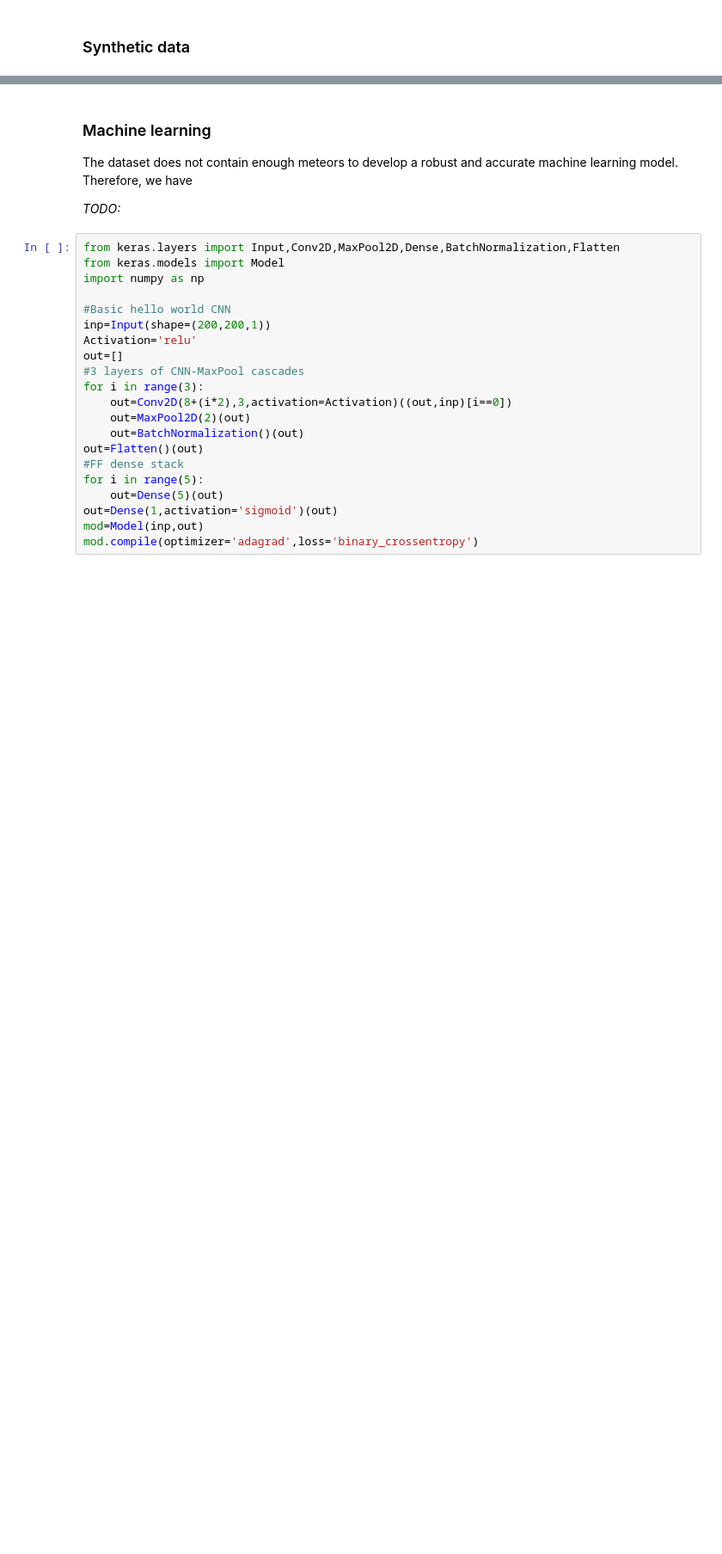
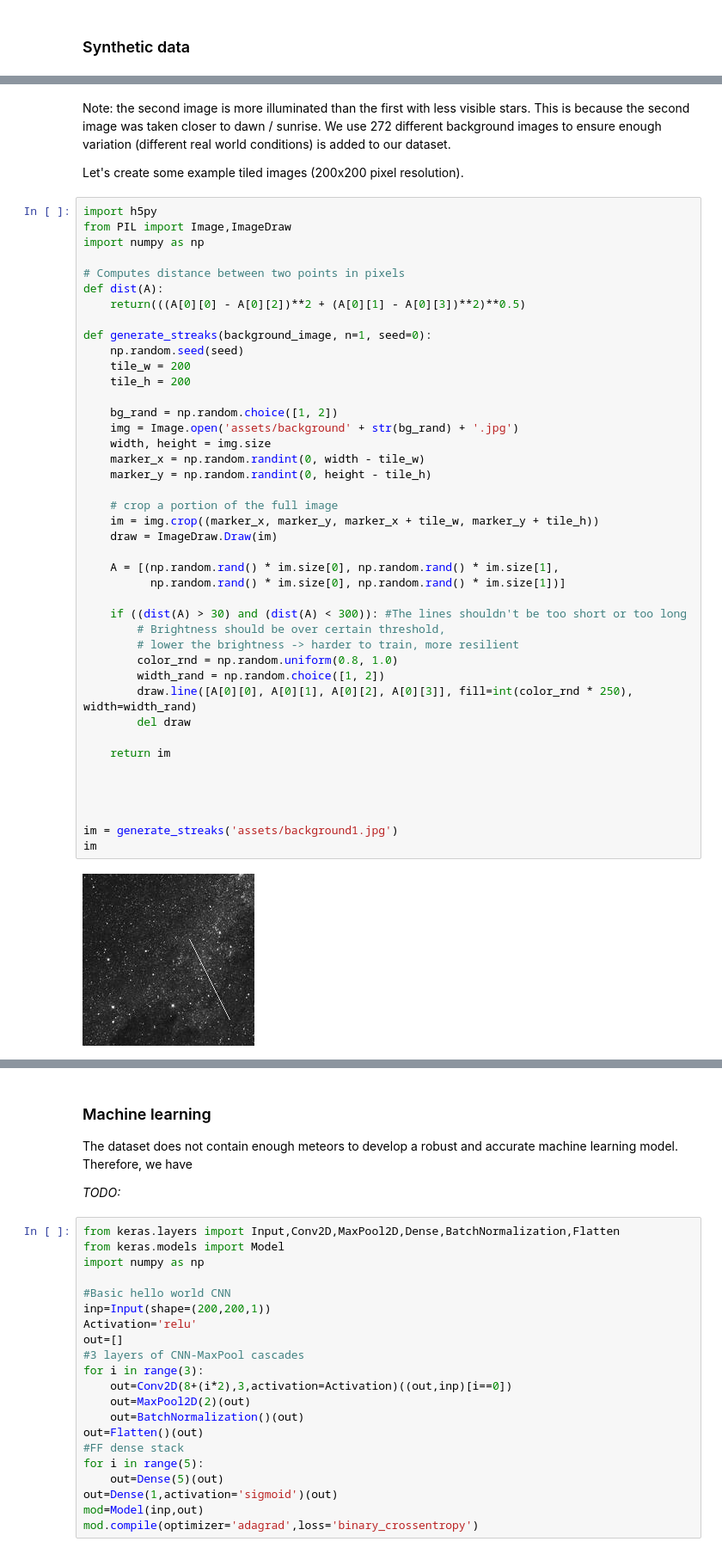
Before and after one commit to CurtinIDS/miri, a Jupyter notebook: project.ipynb, the cells around one changed output, grey strips where cells are left out. Shown at 86% size. Drawn from its saved outputs; the diff is of its cells as text; blank space fills up the shorter version.

```diff
--- a/project.ipynb
+++ b/project.ipynb
@@ -105,0 +121,48 @@ From preliminary experiments, we create tiled images of 200 x 200 pixel resoluti
+# %% [markdown]
+Note: the second image is more illuminated than the first with less visible stars. This is because the second image was taken closer to dawn / sunrise. We use 272 different background images to ensure enough variation (different real world conditions) is added to our dataset.
+
+Let's create some example tiled images (200x200 pixel resolution).
+# %%
+import h5py
+from PIL import Image,ImageDraw
+import numpy as np
+
+# Computes distance between two points in pixels
+def dist(A):
+    return(((A[0][0] - A[0][2])**2 + (A[0][1] - A[0][3])**2)**0.5)
+
+def generate_streaks(background_image, n=1, seed=0):
+    np.random.seed(seed)
+    tile_w = 200
+    tile_h = 200
+
+    bg_rand = np.random.choice([1, 2])
+    img = Image.open('assets/background' + str(bg_rand) + '.jpg')
+    width, height = img.size
+    marker_x = np.random.randint(0, width - tile_w)
+    marker_y = np.random.randint(0, height - tile_h)
+
+    # crop a portion of the full image
+    im = img.crop((marker_x, marker_y, marker_x + tile_w, marker_y + tile_h))
+    draw = ImageDraw.Draw(im)
+
+    A = [(np.random.rand() * im.size[0], np.random.rand() * im.size[1],
+          np.random.rand() * im.size[0], np.random.rand() * im.size[1])]
+
+    if ((dist(A) > 30) and (dist(A) < 300)): #The lines shouldn't be too short or too long
+        # Brightness should be over certain threshold,
+        # lower the brightness -> harder to train, more resilient
+        color_rnd = np.random.uniform(0.8, 1.0)
+        width_rand = np.random.choice([1, 2])
+        draw.line([A[0][0], A[0][1], A[0][2], A[0][3]], fill=int(color_rnd * 250), width=width_rand)
+        del draw
+
+    return im
+
+
+
+
+im = generate_streaks('assets/background1.jpg')
+im
+# %% [output]
+[figure, added]
```
Also changed, not shown: parts of 8 cells of this notebook.
